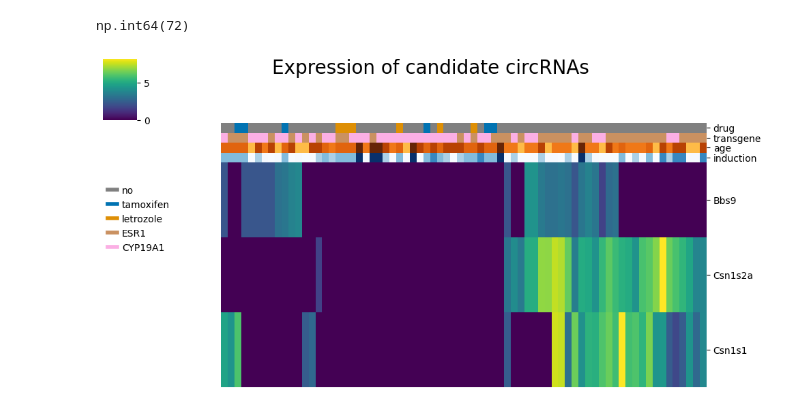
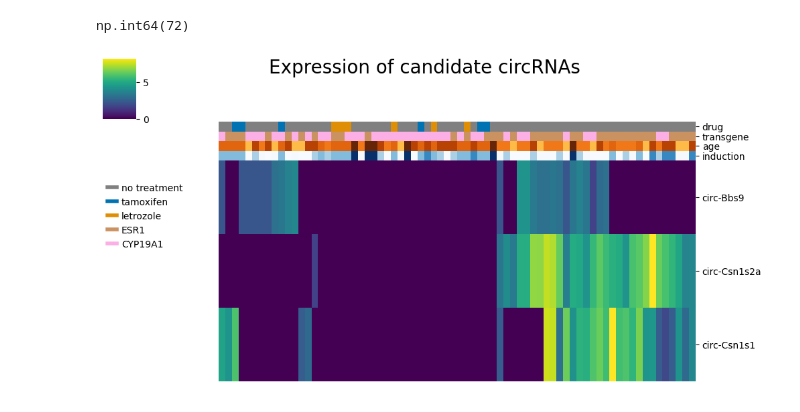
Before and after one commit to nictru/bsc-thesis, a Jupyter notebook: data/coexpression.ipynb, the cells around one changed output. Saved outputs shown, nothing was run; the diff lists cells and outputs as text; code cells hidden in the pictures.

Commit message:
Add heatmap to text

```diff
--- a/data/coexpression.ipynb
+++ b/data/coexpression.ipynb
@@ -5,9 +5,9 @@ import numpy as np
 import matplotlib.pyplot as plt
 # %%
 candidates = {
-    'chr5:87925915-87926842:+': 'Csn1s2a',
-    'chr5:87817372-87821139:-': 'Csn1s1',
-    'chr9:22555041-22570441:+': 'Bbs9'
+    'chr5:87925915-87926842:+': 'circ-Csn1s2a',
+    'chr5:87817372-87821139:-': 'circ-Csn1s1',
+    'chr9:22555041-22570441:+': 'circ-Bbs9'
 }
 # %%
 df = pd.read_csv('dea/sum.tsv', sep='\t', index_col=0)
@@ -23,6 +23,7 @@ df
 # %%
 df_pheno = pd.read_csv('dea/phenotype.csv', index_col=0)
 df_pheno = df_pheno.loc[df.columns]
+df_pheno.loc[df_pheno['drug'] == 'no', 'drug'] = 'no treatment'
 df_pheno
 # %% [output]
 |  | condition | age | transgene | induction | drug | replicate |
@@ -45,33 +46,33 @@ np.int64(72)
 # %%
 df_coloring = pd.DataFrame(index=df_pheno.index)
 
 palette = sns.color_palette('colorblind')
 
-drug_colors = {'no': 'gray', 'tamoxifen': palette[0], 'letrozole': palette[1]}
+drug_colors = {'no treatment': 'gray', 'tamoxifen': palette[0], 'letrozole': palette[1]}
 transgene_colors = {'ESR1': palette[5], 'CYP19A1': palette[6]}
 
 df_coloring['drug'] = df_pheno['drug'].map(drug_colors)
 df_coloring['transgene'] = df_pheno['transgene'].map(transgene_colors)
 
 df_coloring['age'] = df_pheno['age'].map(lambda x: sns.color_palette('YlOrBr', as_cmap=True)(x / 30))
 df_coloring['induction'] = df_pheno['induction'].map(lambda x: sns.color_palette("Blues", as_cmap=True)(x / 72))
 
 g = sns.clustermap(np.log1p(df), col_colors=df_coloring, cmap='viridis', xticklabels=False)
 g.ax_row_dendrogram.set_visible(False)
 g.ax_col_dendrogram.set_visible(False)
 g.ax_heatmap.set_yticklabels(g.ax_heatmap.get_yticklabels(), rotation=0)
 
 # Add legend to bottom left
 legend = [
-    plt.Line2D([0], [0], color=drug_colors['no'], lw=4, label='no'),
+    plt.Line2D([0], [0], color=drug_colors['no treatment'], lw=4, label='no treatment'),
     plt.Line2D([0], [0], color=drug_colors['tamoxifen'], lw=4, label='tamoxifen'),
     plt.Line2D([0], [0], color=drug_colors['letrozole'], lw=4, label='letrozole'),
     plt.Line2D([0], [0], color=transgene_colors['ESR1'], lw=4, label='ESR1'),
     plt.Line2D([0], [0], color=transgene_colors['CYP19A1'], lw=4, label='CYP19A1'),
 ]
 plt.legend(handles=legend, loc='upper left', bbox_to_anchor=(0, -1))
 plt.gcf().set_size_inches(10, 5)
 g.figure.suptitle('Expression of candidate circRNAs', fontsize=20)
 plt.savefig('../chapters/4_results_and_discussion/figures/heatmap.png', bbox_inches='tight')
 # %% [output]
-[figure, old version]
+[figure, new version]
```
Also changed, not shown: parts of 2 cells of this notebook, 3 other files.
